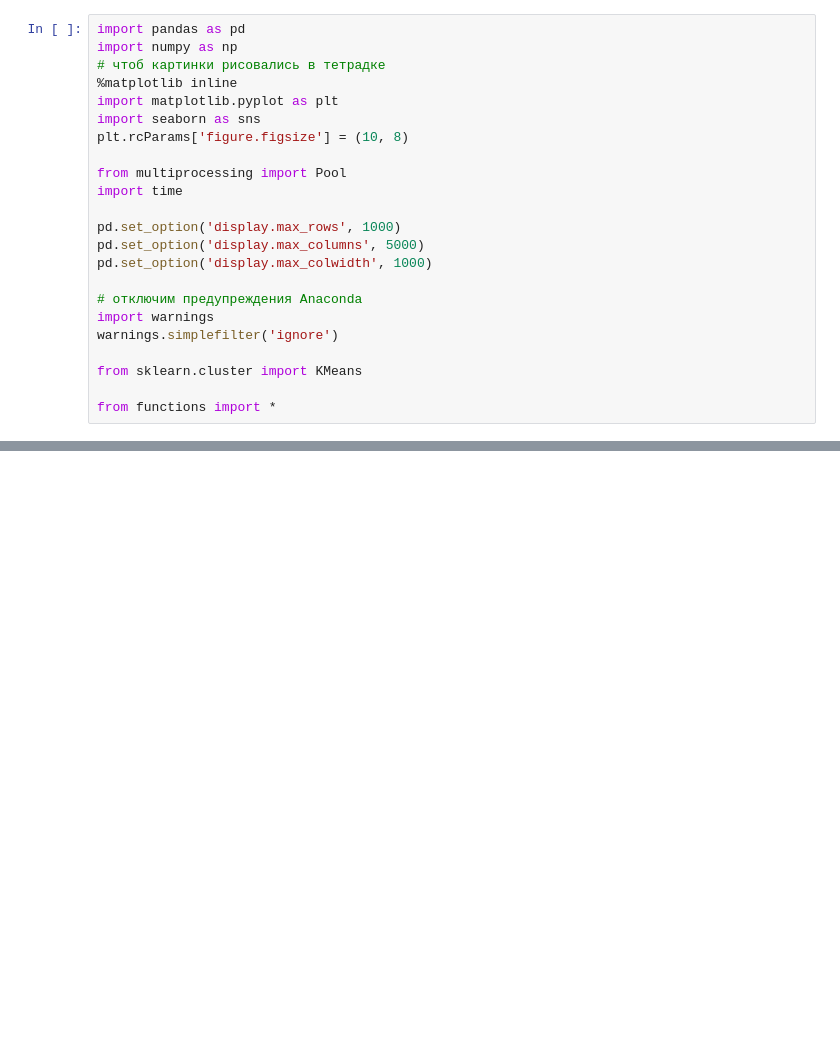
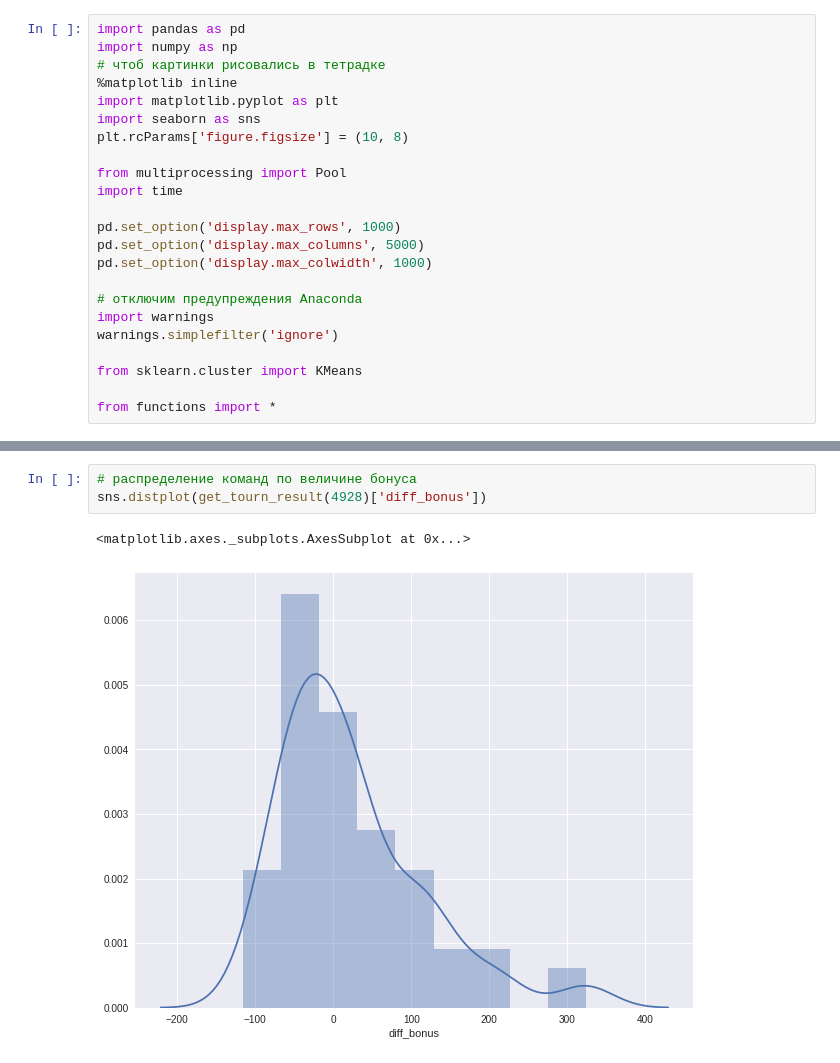
Before and after one commit to rosolimo212/chgk_results, a Jupyter notebook: rating_research.ipynb, the cells around one changed output, grey strips where cells are left out. Drawn from its saved outputs; the diff is of its cells as text; blank space fills up the shorter version.

```diff
--- a/rating_research.ipynb
+++ b/rating_research.ipynb
@@ -49,0 +167,6 @@ NameError: name 'get_team_results' is not defined
+# %%
+# распределение команд по величине бонуса
+sns.distplot(get_tourn_result(4928)['diff_bonus'])
+# %% [output]
+<matplotlib.axes._subplots.AxesSubplot at 0x...>
+[figure, added]
```
Also changed, not shown: parts of 33 cells of this notebook, 1 other file.
